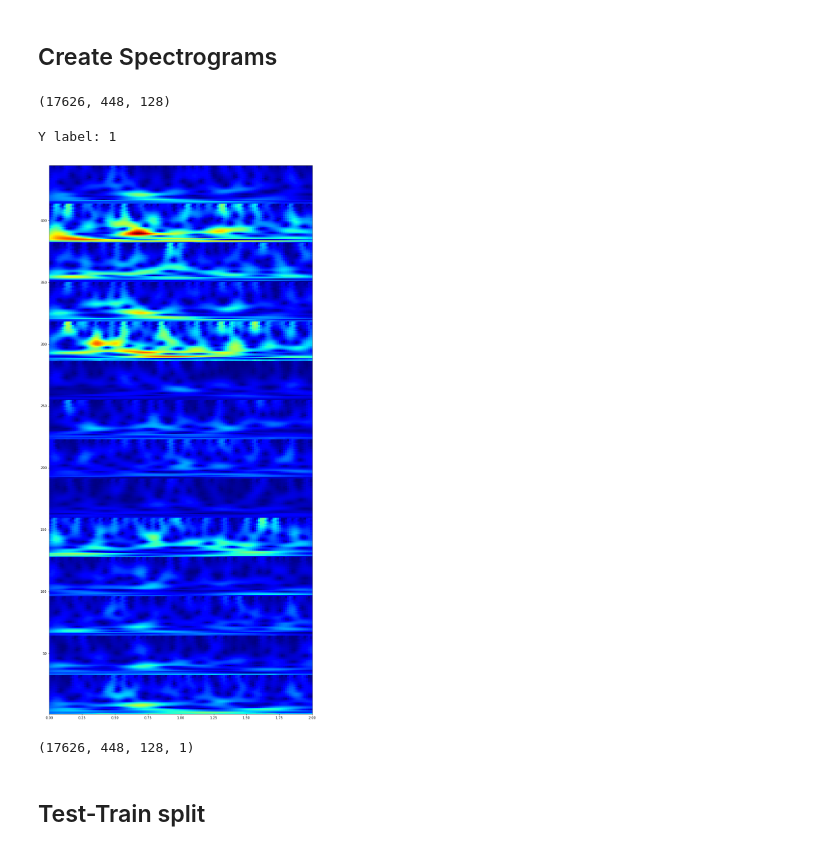
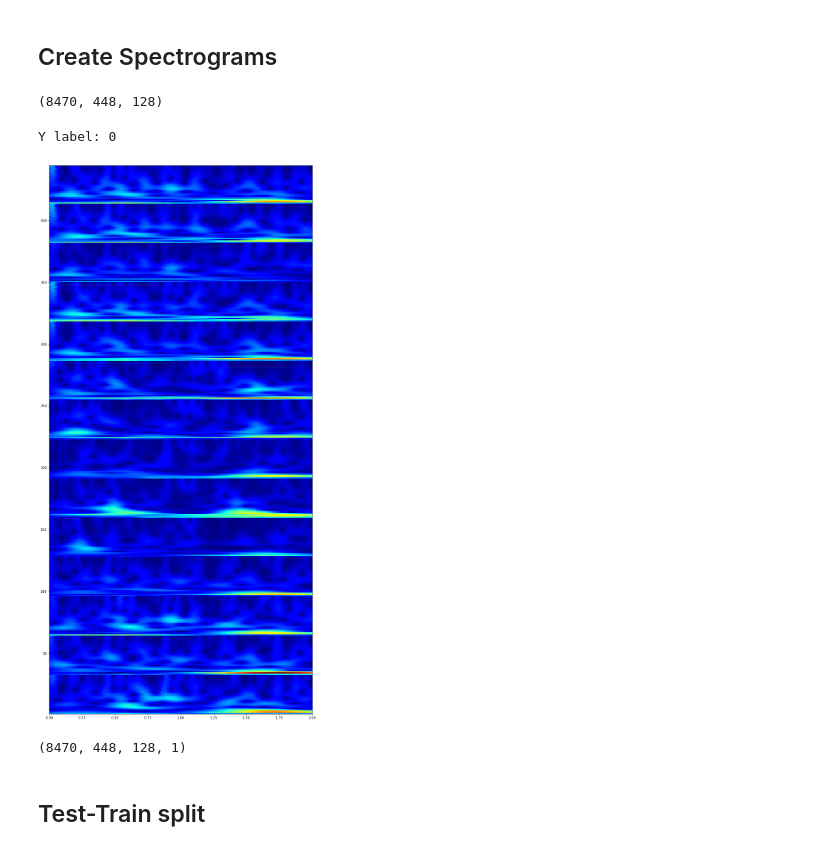
Before and after one commit to Koda98/CSE247-project, a Jupyter notebook: Spec_CNN.ipynb, the cells around one changed output. Drawn from its saved outputs; the diff is of its cells as text; code cells hidden in the pictures.

```diff
--- a/Spec_CNN.ipynb
+++ b/Spec_CNN.ipynb
@@ -74,11 +75,11 @@ def generate_scalogram(data, Hz, hz, num_secs, w = 5.):
             scalogram(data[sample_index][channel_index], 128, 64, 2)
     return scalogram_data
 # %%
-X_scalogram = generate_scalogram2(X, 126, 64, 2)
+X_scalogram = generate_scalogram(X, 126, 64, 2)
 # %%
 X_scalogram.shape
 # %% [output]
-(17626, 448, 128)
+(8470, 448, 128)
 # %%
 def plot_scalograms(data, sample_index, N=128, hz=64, T=2, ts=0, w=4.):
     """
@@ -100,16 +101,16 @@ def plot_scalograms(data, sample_index, N=128, hz=64, T=2, ts=0, w=4.):
     im = plt.pcolormesh(t, freq, np.abs(data[sample_index]), cmap = 'jet') # 'viridis'
     plt.show()
 # %%
-plot_scalograms(X_scalogram, 15000)
+plot_scalograms(X_scalogram, 1000)
 # %% [output]
-Y label: 1
+Y label: 0
-[figure, old version]
+[figure, new version]
 # %%
 # reshape data
 X_scalogram_shaped = X_scalogram.reshape(X_scalogram.shape[0], X_scalogram.shape[1], X_scalogram.shape[2], 1)
 X_scalogram_shaped.shape
 # %% [output]
-(17626, 448, 128, 1)
+(8470, 448, 128, 1)
 # %% [markdown]
 ## Test-Train split
 # %%
```
Also changed, not shown: parts of 14 cells of this notebook, 2 other files.
